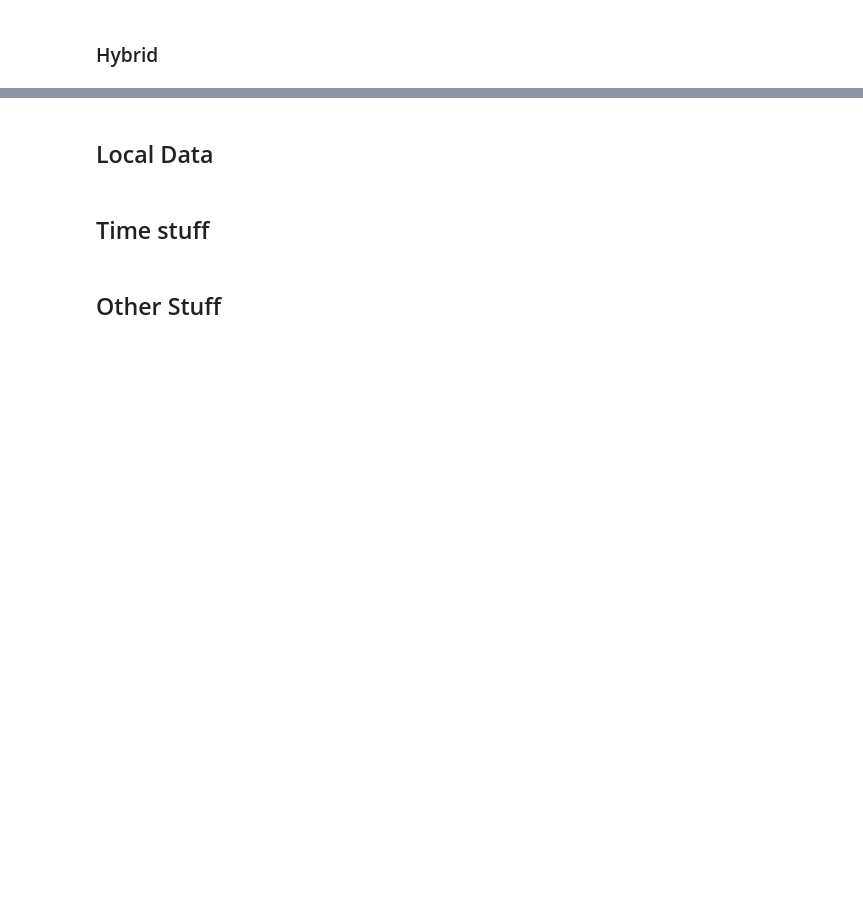
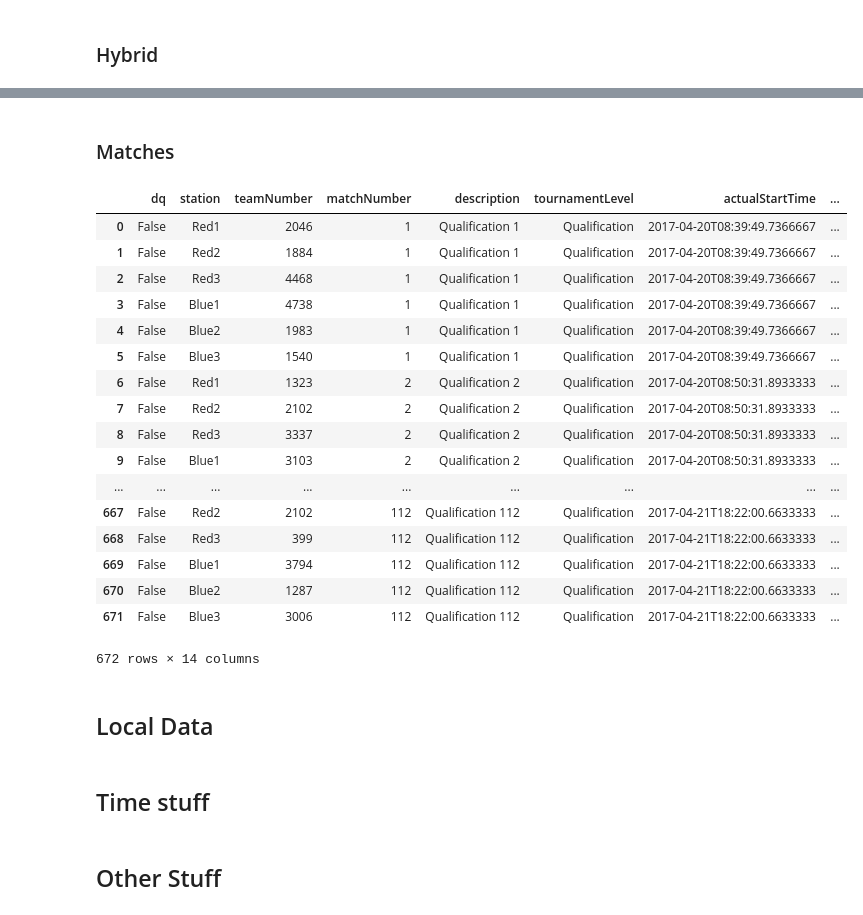
Before and after one commit to irwinsnet-old/fapy, a Jupyter notebook: firstApiPy_test_2.ipynb, the cells around one changed output, grey strips where cells are left out. Saved outputs shown, nothing was run; the diff lists cells and outputs as text; code cells hidden in the pictures; blank space fills up the shorter version.

Commit message:
Added get_matches function.

```diff
--- a/firstApiPy_test_2.ipynb
+++ b/firstApiPy_test_2.ipynb
@@ -201,3 +113,28 @@ hyb2
+# %% [markdown]
+### Matches
+# %%
+matches = api.get_matches(sn, event="TURING")
+# %%
+matches
+# %% [output]
+|  | dq | station | teamNumber | matchNumber | description | tournamentLevel | actualStartTime | ... |
+| 0 | False | Red1 | 2046 | 1 | Qualification 1 | Qualification | 2017-04-20T08:39:49.7366667 | ... |
+| 1 | False | Red2 | 1884 | 1 | Qualification 1 | Qualification | 2017-04-20T08:39:49.7366667 | ... |
+| 2 | False | Red3 | 4468 | 1 | Qualification 1 | Qualification | 2017-04-20T08:39:49.7366667 | ... |
+| 3 | False | Blue1 | 4738 | 1 | Qualification 1 | Qualification | 2017-04-20T08:39:49.7366667 | ... |
+| 4 | False | Blue2 | 1983 | 1 | Qualification 1 | Qualification | 2017-04-20T08:39:49.7366667 | ... |
+| 5 | False | Blue3 | 1540 | 1 | Qualification 1 | Qualification | 2017-04-20T08:39:49.7366667 | ... |
+| 6 | False | Red1 | 1323 | 2 | Qualification 2 | Qualification | 2017-04-20T08:50:31.8933333 | ... |
+| 7 | False | Red2 | 2102 | 2 | Qualification 2 | Qualification | 2017-04-20T08:50:31.8933333 | ... |
+| 8 | False | Red3 | 3337 | 2 | Qualification 2 | Qualification | 2017-04-20T08:50:31.8933333 | ... |
+| 9 | False | Blue1 | 3103 | 2 | Qualification 2 | Qualification | 2017-04-20T08:50:31.8933333 | ... |
+| ... | ... | ... | ... | ... | ... | ... | ... | ... |
+| 667 | False | Red2 | 2102 | 112 | Qualification 112 | Qualification | 2017-04-21T18:22:00.6633333 | ... |
+| 668 | False | Red3 | 399 | 112 | Qualification 112 | Qualification | 2017-04-21T18:22:00.6633333 | ... |
+| 669 | False | Blue1 | 3794 | 112 | Qualification 112 | Qualification | 2017-04-21T18:22:00.6633333 | ... |
+| 670 | False | Blue2 | 1287 | 112 | Qualification 112 | Qualification | 2017-04-21T18:22:00.6633333 | ... |
+| 671 | False | Blue3 | 3006 | 112 | Qualification 112 | Qualification | 2017-04-21T18:22:00.6633333 | ... |
+672 rows × 14 columns
 # %% [markdown]
 ## Local Data
 # %%
```
Also changed, not shown: parts of 8 cells of this notebook, 3 other files.
